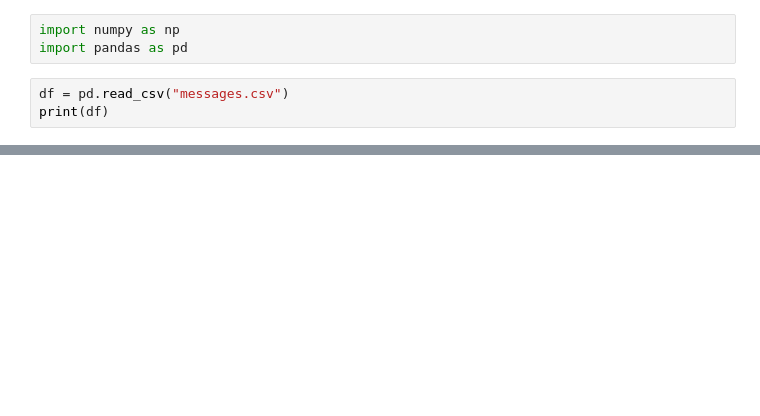
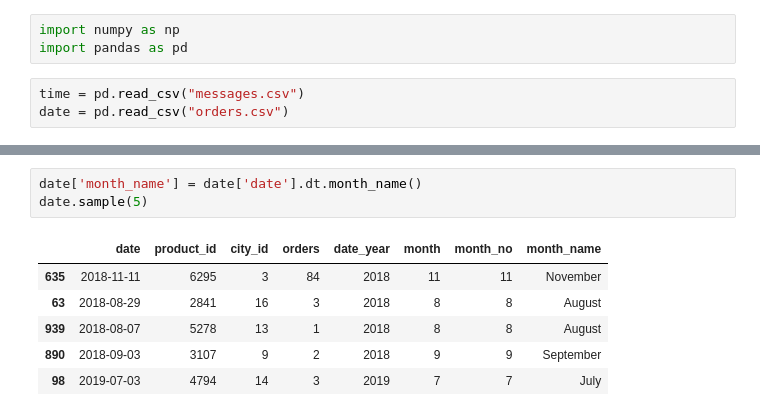
Before and after one commit to ashwinpawarr/MachineLearning-, a Jupyter notebook: 19_handling date & time/date and time.ipynb, the cells around one changed output, grey strips where cells are left out. Saved outputs shown, nothing was run; the diff lists cells and outputs as text; blank space fills up the shorter version.

```diff
--- a/19_handling date & time/date and time.ipynb
+++ b/19_handling date & time/date and time.ipynb
@@ -2,5 +2,5 @@
 import numpy as np
 import pandas as pd
 # %%
-df = pd.read_csv("messages.csv")
-print(df)
+time = pd.read_csv("messages.csv")
+date = pd.read_csv("orders.csv")
@@ -33,0 +94,10 @@ memory usage: 15.8+ KB
+# %%
+date['month_name'] = date['date'].dt.month_name()
+date.sample(5)
+# %% [output]
+|  | date | product_id | city_id | orders | date_year | month | month_no | month_name |
+| 635 | 2018-11-11 | 6295 | 3 | 84 | 2018 | 11 | 11 | November |
+| 63 | 2018-08-29 | 2841 | 16 | 3 | 2018 | 8 | 8 | August |
+| 939 | 2018-08-07 | 5278 | 13 | 1 | 2018 | 8 | 8 | August |
+| 890 | 2018-09-03 | 3107 | 9 | 2 | 2018 | 9 | 9 | September |
+| 98 | 2019-07-03 | 4794 | 14 | 3 | 2019 | 7 | 7 | July |
```
Also changed, not shown: parts of 33 cells of this notebook.
